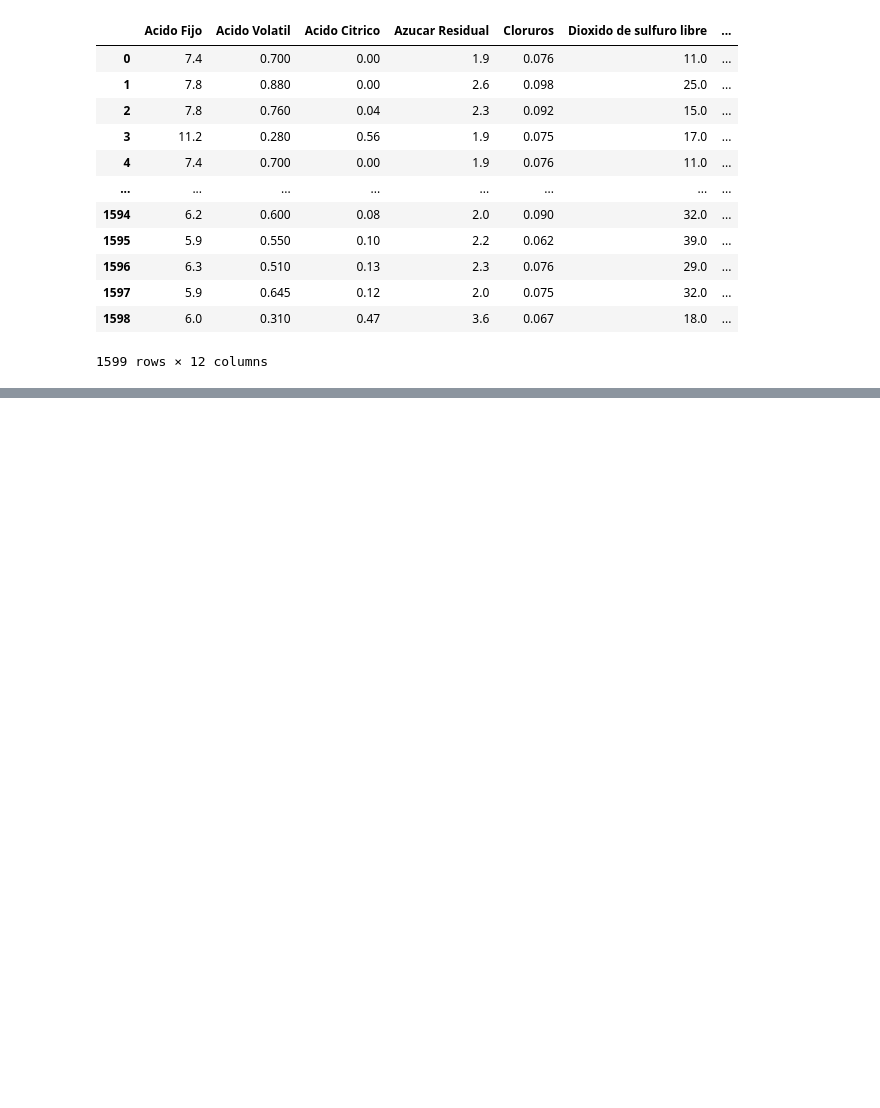
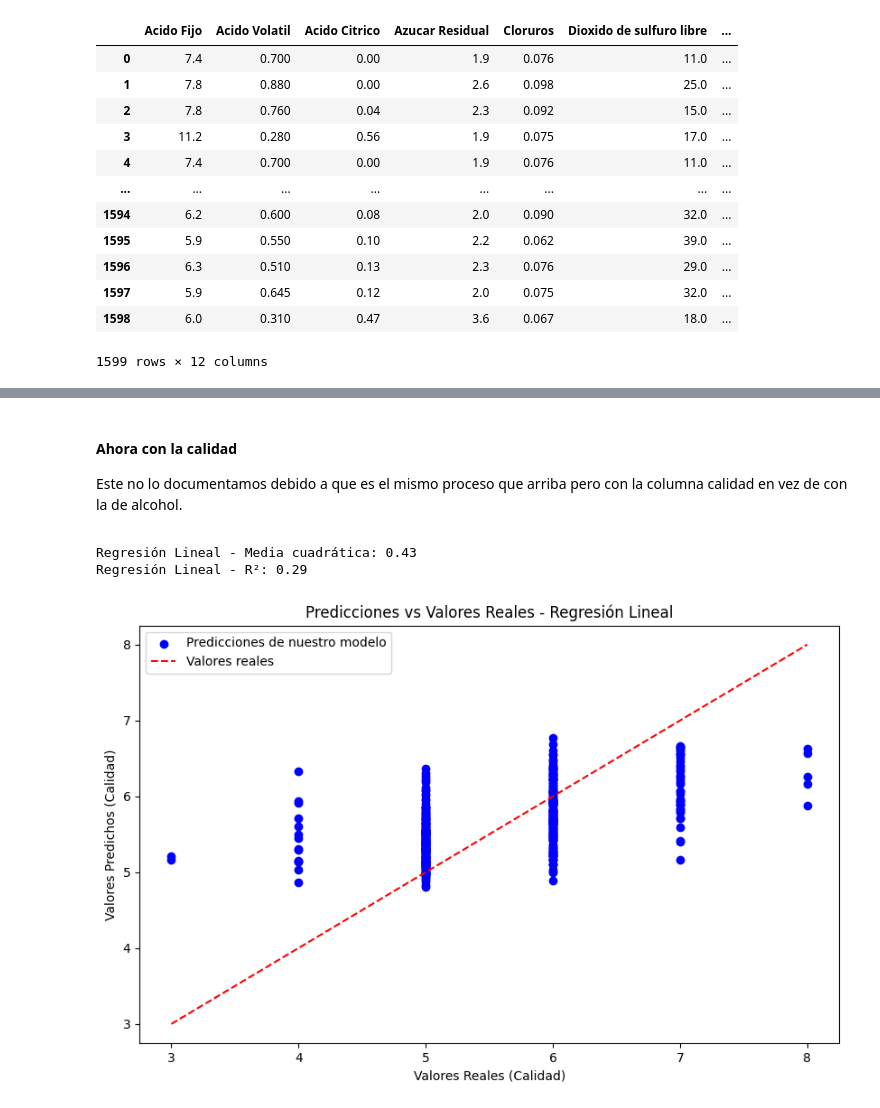
Before and after one commit to RalphNM1/InteligenciaArtificial, a Jupyter notebook: Ejercicios/Exercicio_Regresión_lineal/vino_rojo.ipynb, the cells around one changed output, grey strips where cells are left out. Cells and saved outputs as stored; diff of their text form; code cells hidden in the pictures; blank space fills up the shorter version.

```diff
--- a/Ejercicios/Exercicio_Regresión_lineal/vino_rojo.ipynb
+++ b/Ejercicios/Exercicio_Regresión_lineal/vino_rojo.ipynb
@@ -54,0 +176,33 @@ vino_df
+# %% [markdown]
+#### Ahora con la calidad
+
+<p>Este no lo documentamos debido a que es el mismo proceso que arriba pero con la columna calidad en vez de con la de alcohol.<p>
+# %%
+#Valores utilizados para calcular las columnas deseadas
+X = vino_df[['Acido Fijo','Acido Volatil','Acido Citrico','Azucar Residual','Cloruros','Dioxido de sulfuro libre','Dioxido de sulfuro total','Densidad','Ph','Sulfatos']]
+#Valores a calcular
+y = vino_df['Calidad']
+X_train, X_test, y_train, y_test = train_test_split(X, y, test_size=0.25, random_state=0)
+modeloCalidad = LinearRegression()
+
+modeloCalidad.fit(X_train,y_train)
+
+prediccionesCalidad = modeloCalidad.predict(X_test)
+mse_lineal = mean_squared_error(y_test, prediccionesCalidad)
+r2_lineal = r2_score(y_test,prediccionesCalidad)
+
+print(f"Regresión Lineal - Media cuadrática: {mse_lineal:.2f}")
+print(f"Regresión Lineal - R²: {r2_lineal:.2f}")
+plt.figure(figsize=(10, 6))
+plt.scatter(y_test, prediccionesLinear, color='blue', label='Predicciones de nuestro modelo')
+limites = np.array([min(y_test.min(), prediccionesLinear.min()), max(y_test.max(), prediccionesLinear.max())])
+plt.plot(limites, limites, color='red', linestyle='--', label='Valores reales')
+plt.title('Predicciones vs Valores Reales - Regresión Lineal')
+plt.xlabel('Valores Reales (Calidad)')
+plt.ylabel('Valores Predichos (Calidad)')
+plt.legend()
+plt.show()
+# %% [output]
+Regresión Lineal - Media cuadrática: 0.43
+Regresión Lineal - R²: 0.29
+[figure, added]
```
Also changed, not shown: parts of 34 cells of this notebook, 10 other files.
